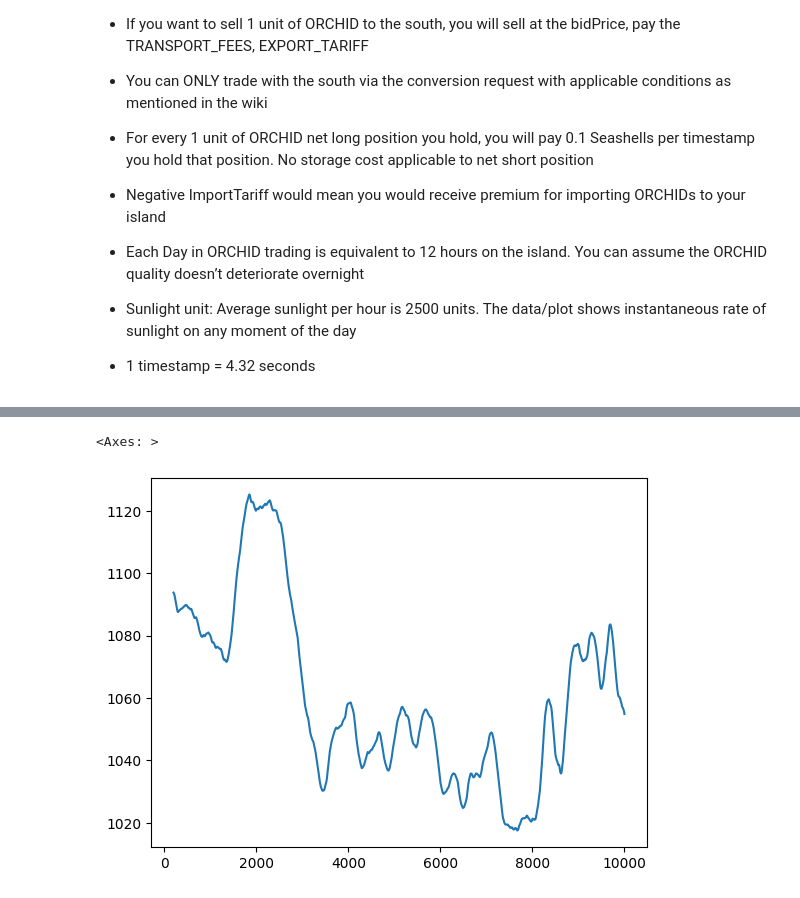
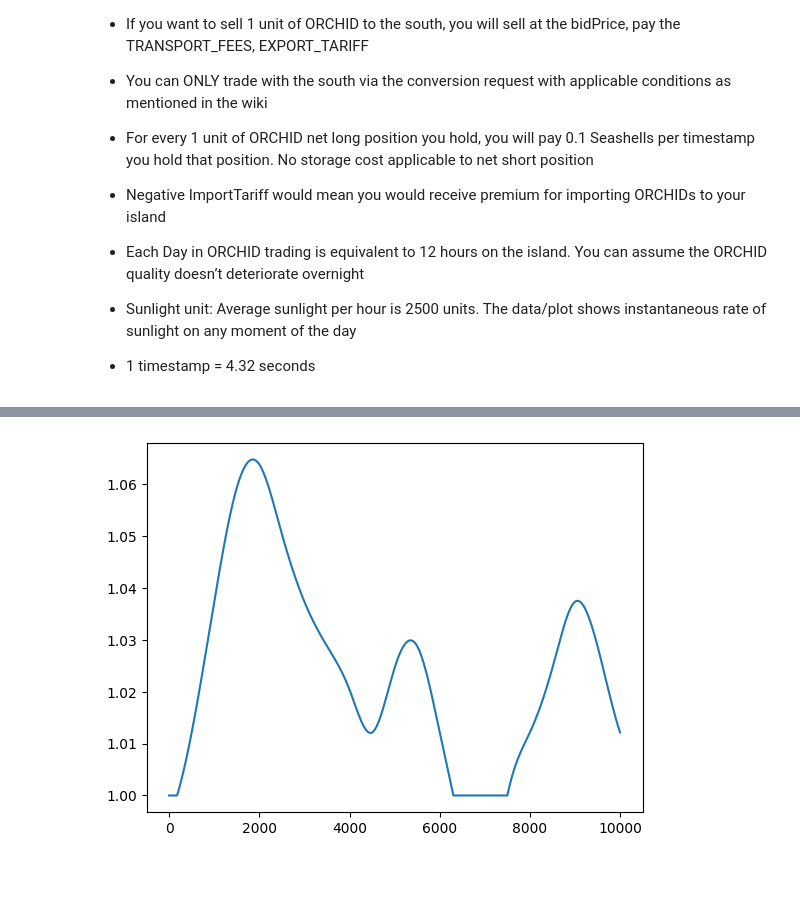
Before and after one commit to naman-doshi/IMCProsperity-2, a Jupyter notebook: R2/analysis.ipynb, the cells around one changed output, grey strips where cells are left out. Saved outputs shown, nothing was run; the diff lists cells and outputs as text; code cells hidden in the pictures.

```diff
--- a/R2/analysis.ipynb
+++ b/R2/analysis.ipynb
@@ -54,19 +54,20 @@ df['SELL_COST'].plot()
 # %%
 effect = []
 for i in range(0, len(df)):
     if df['HUMIDITY'][i] <= 80 and df['HUMIDITY'][i] >= 60:
         effect.append(1)
     elif df['HUMIDITY'][i] < 60:
         effect.append(1 - 0.02 * ((60 - df['HUMIDITY'][i]) / 5))
     else:
         effect.append(1 - 0.02 * ((df['HUMIDITY'][i] - 80) / 5))
 
 for i in range(0, len(df)):
     effect[i] = 1 / effect[i]
 
 df['EFFECT'] = effect
+df['EFFECT'].plot()
+# df['EXPORT_TARIFF'].plot()
+# (-df['IMPORT_TARIFF']*5).plot()
+df['epi'] = df['EXPORT_TARIFF'] - df['IMPORT_TARIFF'] + 10 * df['TRANSPORT_FEES']
+# %% [output]
+[figure, added]
-# %%
-df['ORCHIDS'].plot()
-# %% [output]
-<Axes: >
-[figure, removed]
```
Also changed, not shown: parts of 5 cells of this notebook, 7 other files.
